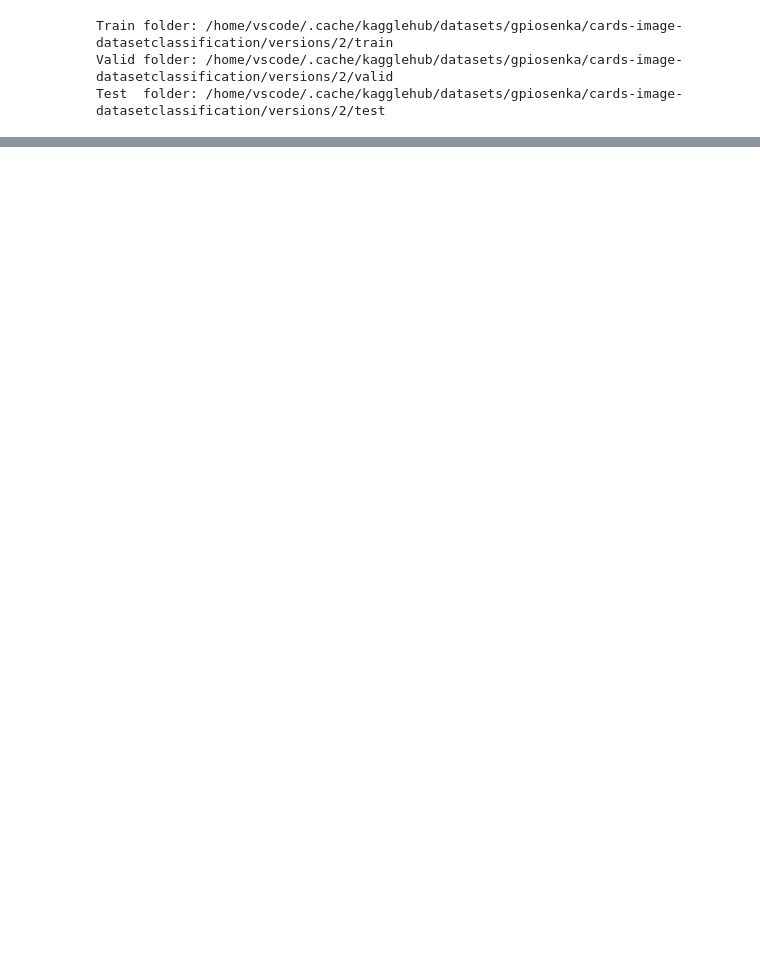
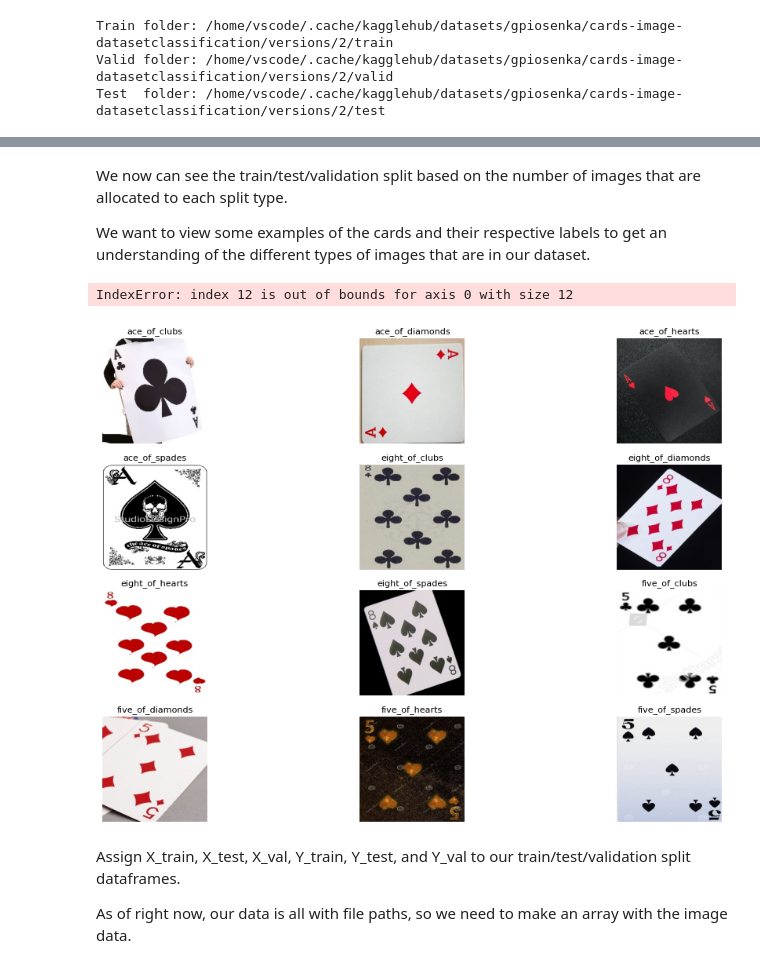
Before and after one commit to kolananish/Project2DAT402, a Jupyter notebook: project.ipynb, the cells around one changed output, grey strips where cells are left out. Cells and saved outputs as stored; diff of their text form; code cells hidden in the pictures; blank space fills up the shorter version.

```diff
--- a/project.ipynb
+++ b/project.ipynb
@@ -138,0 +107,19 @@ Corrupted files: None 🎉
+# %%
+import os
+
+# Update folder names to replace spaces with underscores
+
+def update_folder_names(directory):
+    for folder in os.listdir(directory):
+        if ' ' in folder:
+            old_path = os.path.join(directory, folder)
+            new_folder_name = folder.replace(' ', '_')
+            new_path = os.path.join(directory, new_folder_name)
+            os.rename(old_path, new_path)
+            # print(f"Renamed folder: {folder} → {new_folder_name}")
+
+
+# Apply the function to train, valid, and test directories
+update_folder_names(train_dir)
+update_folder_names(valid_dir)
+update_folder_names(test_dir)
@@ -138,0 +244,53 @@ Corrupted files: None 🎉
+# %% [markdown]
+We now can see the train/test/validation split based on the number of images that are allocated to each split type.
+
+We want to view some examples of the cards and their respective labels to get an understanding of the different types of images that are in our dataset.
+# %%
+import matplotlib.pyplot as plt
+from PIL import Image
+
+
+def display_one_per_face_value(train_df):
+    """
+    Displays one image per face value (e.g., ace, five, eight) from train_df.
+    Assumes train_df has columns: [file_path, label] where label is like 'ace of hearts'.
+    """
+    face_value_to_row = {}
+
+    # Collect one card per face value
+    for _, row in train_df.iterrows():
+        label = row['label']
+        face_value = label.split(" of ")[0]
+        if face_value not in face_value_to_row:
+            face_value_to_row[face_value] = row
+
+    # Ensure we only have 13 cards
+    selected_cards = list(face_value_to_row.values())[:13]
+
+    # Create a 4x3 grid (4 rows, 3 columns)
+    fig, axs = plt.subplots(4, 3, figsize=(15, 10), dpi=80)
+    axs = axs.flatten()  # Flatten the grid for easier indexing
+
+    for i, row in enumerate(selected_cards):
+        img = Image.open(row['file_path'])
+        axs[i].imshow(img)
+        axs[i].axis('off')
+        axs[i].set_title(f"{row['label']}", fontsize=10)
+
+    # Hide any unused subplots
+    for j in range(len(selected_cards), len(axs)):
+        axs[j].axis('off')
+
+    plt.tight_layout()
+    plt.show()
+
+
+# Call the function with train_df
+display_one_per_face_value(train_df)
+# %% [output]
+IndexError: index 12 is out of bounds for axis 0 with size 12
+[figure, added]
+# %% [markdown]
+Assign X_train, X_test, X_val, Y_train, Y_test, and Y_val to our train/test/validation split dataframes.
+
+As of right now, our data is all with file paths, so we need to make an array with the image data.
```
Also changed, not shown: parts of 21 cells of this notebook, 1 other file.
